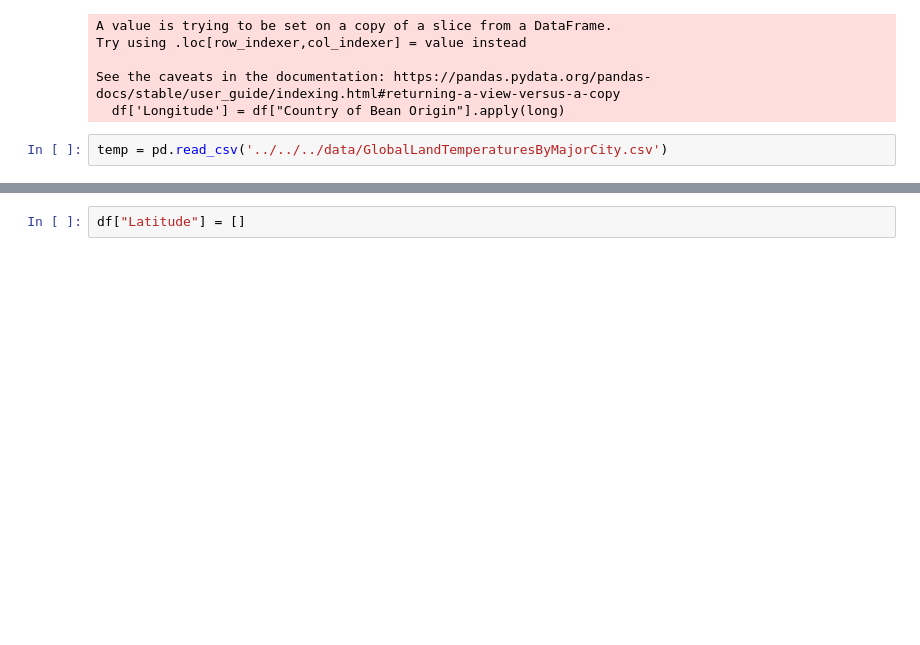
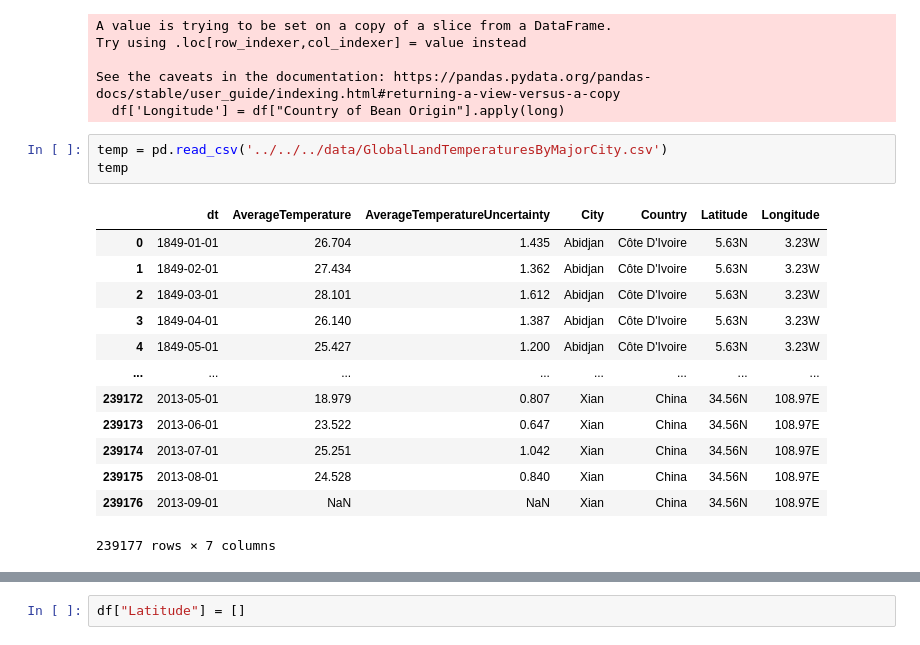
Before and after one commit to dablake7/bsc-phase-three-project, a Jupyter notebook: notebooks/exploratory/colette/colette_notebook.ipynb, the cells around one changed output, grey strips where cells are left out. Drawn from its saved outputs; the diff is of its cells as text; blank space fills up the shorter version.

Commit message:
temperature column added

```diff
--- a/notebooks/exploratory/colette/colette_notebook.ipynb
+++ b/notebooks/exploratory/colette/colette_notebook.ipynb
@@ -405,3 +405,18 @@ See the caveats in the documentation: https://pandas.pydata.org/pandas-docs/stab
   df['Longitude'] = df["Country of Bean Origin"].apply(long)
 # %%
 temp = pd.read_csv('../../../data/GlobalLandTemperaturesByMajorCity.csv')
+temp
+# %% [output]
+|  | dt | AverageTemperature | AverageTemperatureUncertainty | City | Country | Latitude | Longitude |
+| 0 | 1849-01-01 | 26.704 | 1.435 | Abidjan | Côte D'Ivoire | 5.63N | 3.23W |
+| 1 | 1849-02-01 | 27.434 | 1.362 | Abidjan | Côte D'Ivoire | 5.63N | 3.23W |
+| 2 | 1849-03-01 | 28.101 | 1.612 | Abidjan | Côte D'Ivoire | 5.63N | 3.23W |
+| 3 | 1849-04-01 | 26.140 | 1.387 | Abidjan | Côte D'Ivoire | 5.63N | 3.23W |
+| 4 | 1849-05-01 | 25.427 | 1.200 | Abidjan | Côte D'Ivoire | 5.63N | 3.23W |
+| ... | ... | ... | ... | ... | ... | ... | ... |
+| 239172 | 2013-05-01 | 18.979 | 0.807 | Xian | China | 34.56N | 108.97E |
+| 239173 | 2013-06-01 | 23.522 | 0.647 | Xian | China | 34.56N | 108.97E |
+| 239174 | 2013-07-01 | 25.251 | 1.042 | Xian | China | 34.56N | 108.97E |
+| 239175 | 2013-08-01 | 24.528 | 0.840 | Xian | China | 34.56N | 108.97E |
+| 239176 | 2013-09-01 | NaN | NaN | Xian | China | 34.56N | 108.97E |
+239177 rows × 7 columns
```
Also changed, not shown: parts of 3 cells of this notebook, 1 other file.
